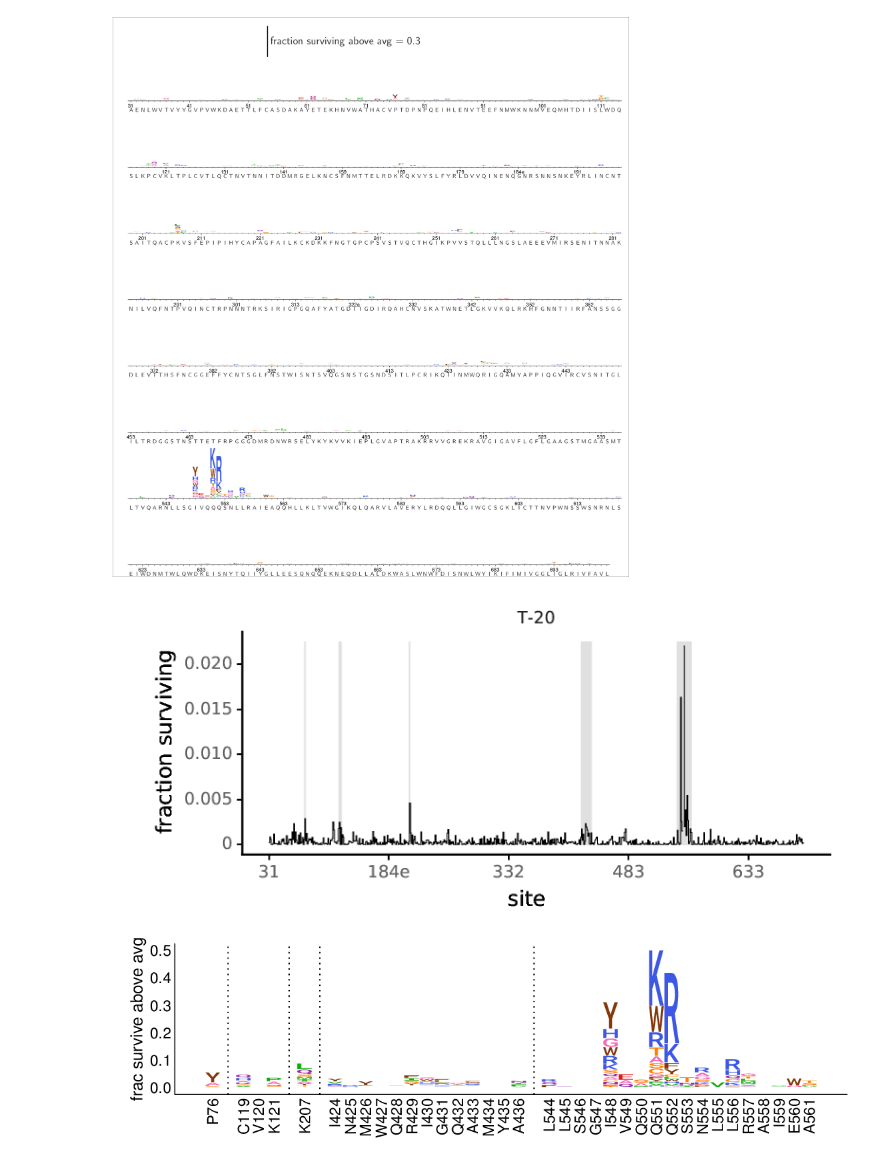
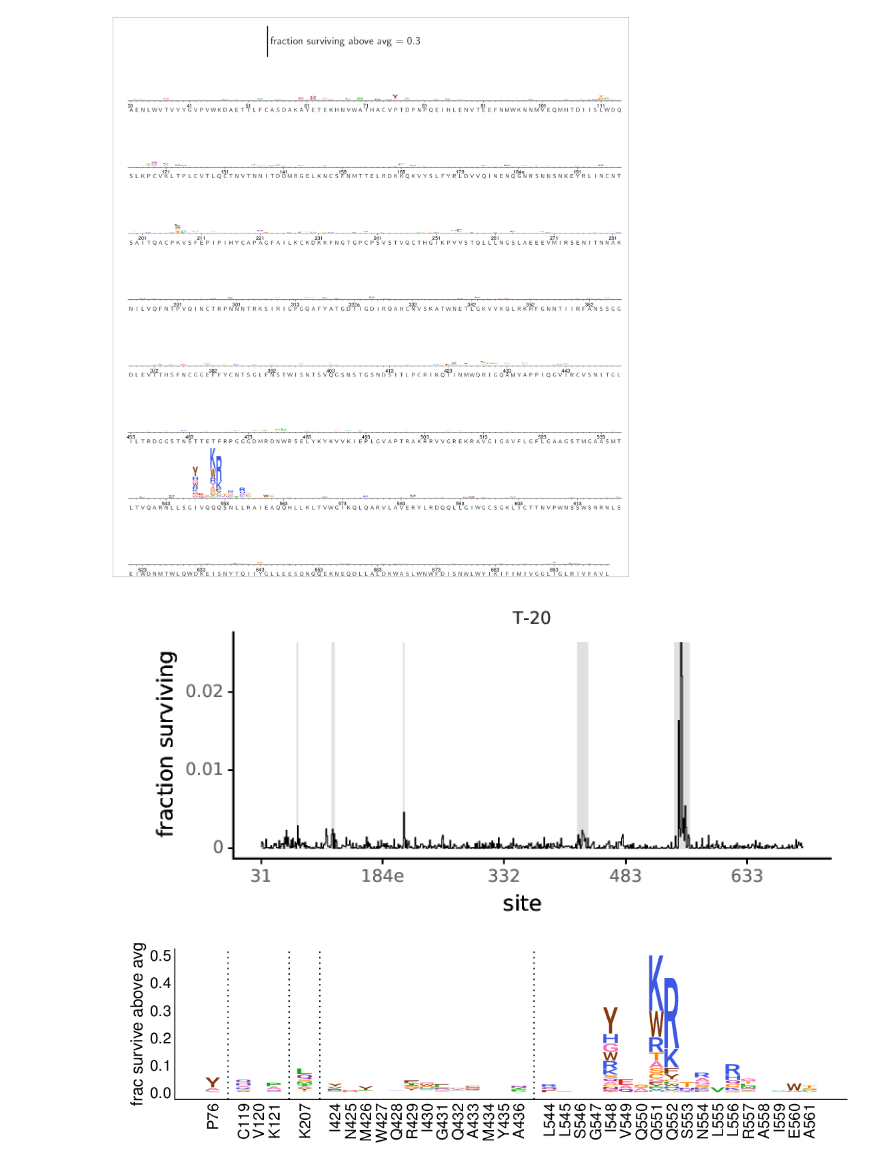
Before and after one commit to jbloomlab/EnfuvirtideResistance, a Jupyter notebook: analysis_notebook.ipynb, the cells around one changed output. Cells and saved outputs as stored; diff of their text form; code cells hidden in the pictures.

```diff
--- a/analysis_notebook.ipynb
+++ b/analysis_notebook.ipynb
@@ -380,7 +380,7 @@ COLOR_BLIND_PALETTE = ["#000000", "#E69F00", "#56B4E9", "#009E73",
                        "#F0E442", "#0072B2", "#D55E00", "#CC79A7"]
 
 def plotSiteDiffSel_YLim(names, diffselfiles, plotfile,
-        diffseltype, y_lim=None, highlighted_sites =None, underlay_1 = None, point = None, maxcol=2, white_bg=False):
+        diffseltype, highlighted_sites=None, maxcol=2, white_bg=False):
     """Plot site diffsel or fracsurvive along sequence.
     Despite the function name, this function can be used to
     plot either differential selection or fraction surviving.
@@ -402,6 +402,8 @@ def plotSiteDiffSel_YLim(names, diffselfiles, plotfile,
                 - `maxfracsurvive`: max mutfracsurvive at site
         `maxcol` (int)
             Number of columns in faceted plot.
+        `highlighted_sites` (list)
+            Highlight sites of interest (passed in string format) in grey.
         `white_bg` (bool)
             Plots will have a white background with limited other formatting.
 
@@ -439,7 +441,7 @@ def plotSiteDiffSel_YLim(names, diffselfiles, plotfile,
                             var_name='direction')
                       )
 
-
+    y_lim = diffsel['diffsel'].max() #get a maximum value used to plot the overlay
     # natural sort by site: https://stackoverflow.com/a/29582718
     diffsel = diffsel.reindex(index=natsort.order_by_index(
             diffsel.index, natsort.index_natsorted(diffsel.site,
@@ -458,16 +460,13 @@ def plotSiteDiffSel_YLim(names, diffselfiles, plotfile,
 
     (xbreaks, xlabels) = dms_tools2.plot.breaksAndLabels(diffsel['siteindex'].unique(),
             diffsel['site'].unique(), n=6)
-
     diffsel['highlight'] = diffsel['site'].isin(highlighted_sites)
-    diffsel['highlight'] =np.where(diffsel['highlight']==True , y_lim, -1)
-
+    diffsel['highlight'] =np.where(diffsel['highlight']==True , y_lim, 0)
     if white_bg:
         p = (ggplot(diffsel, aes(x='siteindex', y='diffsel',
                     color='direction', fill='direction'))
-             + geom_bar(aes(y='highlight'), alpha=0.5, stat="identity", color="#d9d9d9", size=0.3, show_legend=False) #old color too light: #f2f2f2
+             + geom_bar(aes(y='highlight'), alpha=0.5, stat="identity", color="#d9d9d9", size=0.3, show_legend=False)
              + geom_step(size=0.3)
-             + scale_y_continuous(limits=(0, y_lim))
              + xlab('site')
              + ylab(ylabel)
              + scale_x_continuous(breaks=xbreaks, labels=xlabels)
@@ -484,9 +483,9 @@ def plotSiteDiffSel_YLim(names, diffselfiles, plotfile,
             )
     else:
         p = (ggplot(diffsel, aes(x='siteindex', y='diffsel', color='direction'))
+             + geom_bar(aes(y='highlight'), alpha=0.5, stat="identity", color="#d9d9d9", size=0.3, show_legend=False)
              + geom_step(size=0.4)
              + xlab('site')
-             + scale_y_continuous(limits=(0, y_lim))
              + ylab(ylabel)
              + scale_x_continuous(breaks=xbreaks, labels=xlabels)
              + scale_color_manual(COLOR_BLIND_PALETTE)
@@ -496,7 +495,7 @@ def plotSiteDiffSel_YLim(names, diffselfiles, plotfile,
         p += facet_wrap('~name', ncol=ncol)
     p += theme(figure_size=(4.6 * (0.3 + ncol), 1.9 * (0.2 + nrow)))
     p.save(plotfile, verbose=False)
-plt.close()
+    plt.close()
 # %% [markdown]
 First, lets look at the `positive site differential` selection plotted across the length of the gene.
 # %%
@@ -836,14 +835,14 @@ showPDF("./results/fracsurviveaboveavg/T20-8ug-median_fracsurvive.pdf")
 # %%
 names = ["T-20"]
 diffselfiles = ["./results/fracsurviveaboveavg/summary_T20-8ug-mediansitefracsurvive.csv",
                ]
 
 plotfile = './results/fracsurviveaboveavg/T20_Fracsurviveaboveavg_Overlay.pdf'
 
-plotSiteDiffSel_YLim(names, diffselfiles, plotfile, "avgfracsurvive", maxcol=1, highlighted_sites=keysites, y_lim=0.0225, white_bg=True)
+plotSiteDiffSel_YLim(names, diffselfiles, plotfile, "avgfracsurvive", maxcol=1, highlighted_sites=keysites,  white_bg=True)
 showPDF(plotfile)
 # %% [output]
-[figure, old version]
+[figure, new version]
 # %%
 
 import natsort
```
Also changed, not shown: parts of 2 cells of this notebook, 5 other files.
